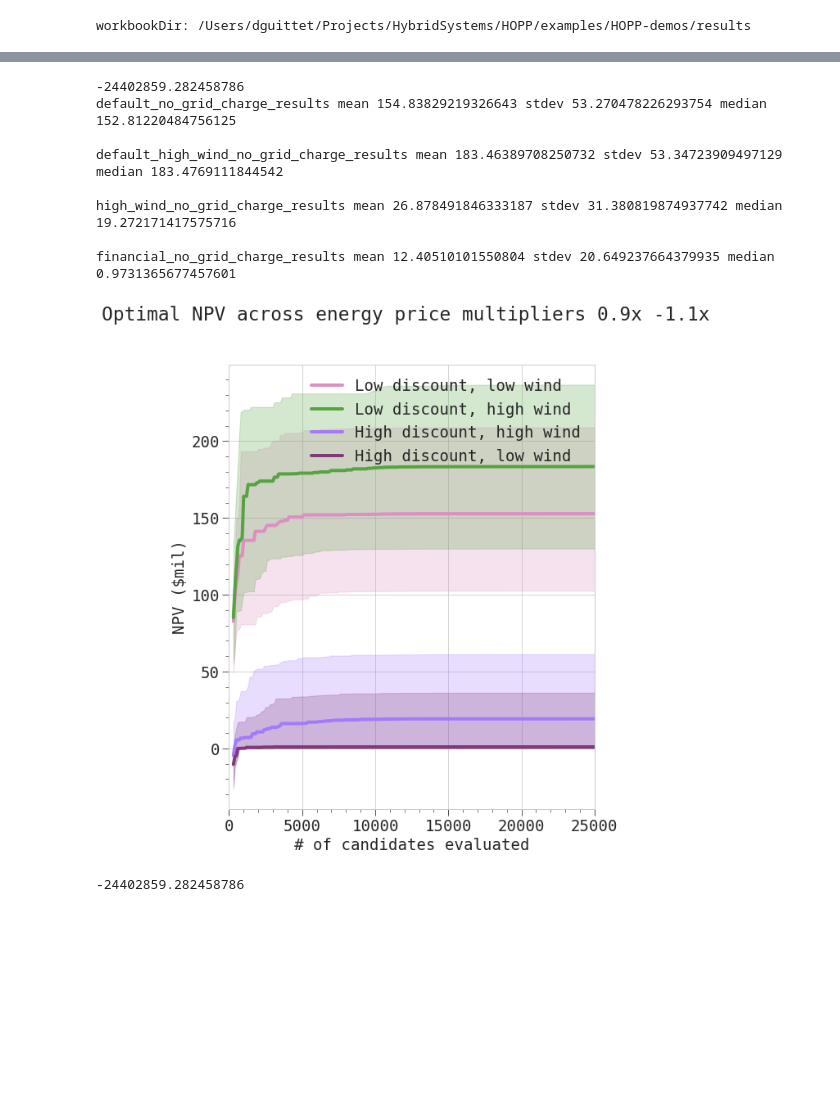
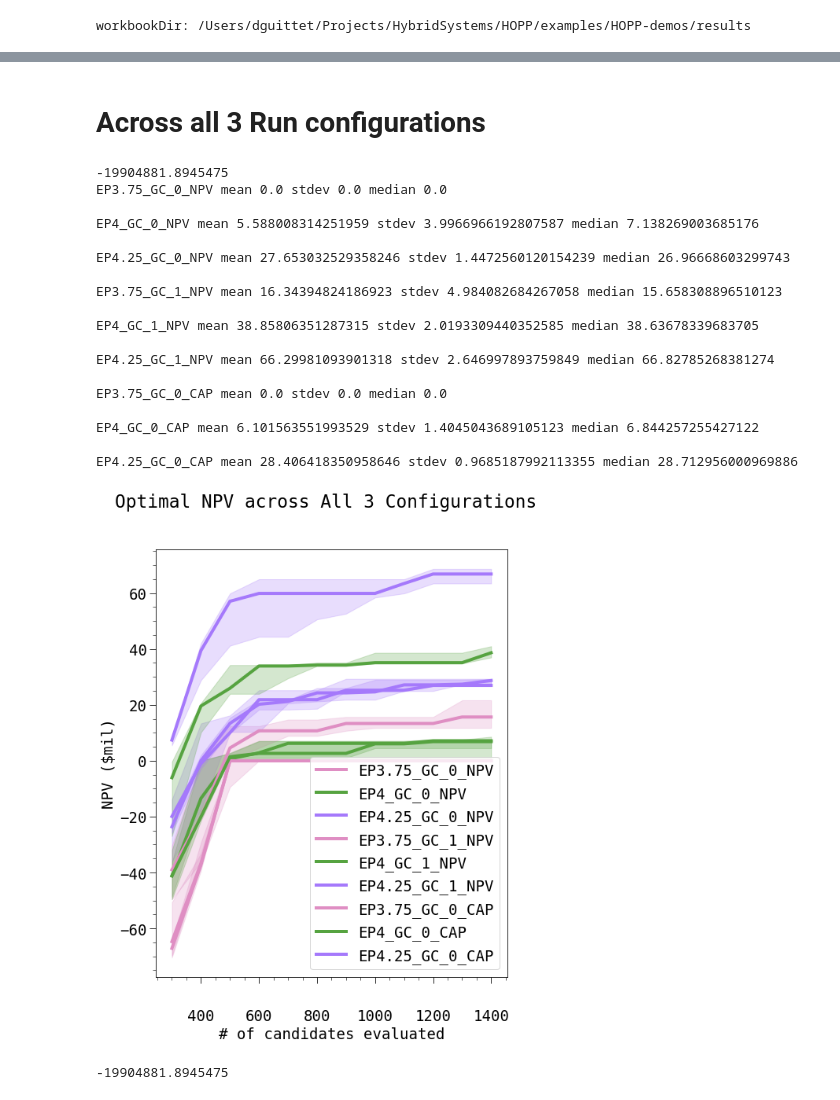
Before and after one commit to dguittet/HOPP-demos, a Jupyter notebook: results/Plot_Outputs.ipynb, the cells around one changed output, grey strips where cells are left out. Cells and saved outputs as stored; diff of their text form; code cells hidden in the pictures; blank space fills up the shorter version.

```diff
--- a/results/Plot_Outputs.ipynb
+++ b/results/Plot_Outputs.ipynb
@@ -338,7 +335,7 @@ colors = [
     (223 / 255, 142 / 255, 195 / 255),
     (86 / 255, 163 / 255, 64 / 255),
     (165 / 255, 121 / 255, 251 / 255),
-    (127/255.0, 58/255.0,119/255.0)
+#     (127/255.0, 58/255.0,119/255.0)
 ]
 
 solar_max_mw = 300
@@ -360,9 +357,10 @@ def plot_site(candidate, min_plot_bound, max_plot_bound, site_fig_size, title):
     simulation = problem._set_simulation_to_candidate(candidate)
     simulation.site.plot(fig, ax, site_border_color)
     simulation.layout.plot(fig, ax,
-                           wind_color='b',
+                           wind_color=wind_color,
                            pv_color=solar_color,
-                           site_border_color=site_border_color)
+                           site_border_color=site_border_color,
+                           alpha=1)
 
     plt.tight_layout()
     wind_mw = simulation.wind.num_turbines * 6
@@ -378,11 +376,12 @@ def plot_site(candidate, min_plot_bound, max_plot_bound, site_fig_size, title):
 def plot_sites(runs, group_name, site_fig_size):
     ds = None
     for j, (run_name, data_set) in enumerate(runs.items()):
-    #     print(run_name)
+        if run_name == "README":
+            continue
         ds = data_set
         json_candidate = data_set.at[len(data_set.index)-1, 'best_solution']
         evaluation = data_set.at[len(data_set.index)-1, 'best_evaluation']
-        title = run_name.split('.jsonl')[0] + f"x Best NPV ${round(evaluation * 1e-6, 2)}M"
+        title = f"Best NPV ${round(evaluation * 1e-6, 2)}M"
         fig = plot_site(json_candidate, min_plot_bound, max_plot_bound, site_fig_size, title)
         score = data_set.at[len(data_set.index)-1, 'best_score']
         baseline_value = data_set.at[data_set.index[0], 'best_score']
@@ -491,10 +465,11 @@ data_sets['EP4.25_GC_0_NPV']['EP4.25_GC_0_NPV']
 # %%
-runs = ("EP3.75_GC_0_NPV", "EP3.75_GC_1_NPV", "EP4_GC_0_NPV", "EP4_GC_1_NPV", "EP4.25_GC_0_NPV", "EP4.25_GC_1_NPV")
+runs = ("EP3.75_GC_0_NPV", "EP3.75_GC_1_NPV", "EP4_GC_0_NPV", "EP4_GC_1_NPV", "EP4.25_GC_0_NPV", "EP4.25_GC_1_NPV", "EP3.75_GC_0_CAP", "EP4_GC_0_CAP", "EP4.25_GC_0_CAP", )
 # runs = ["25_GC_0_NPV"]
 aggregated_data_sets = dict()
 data_sets = dict()
 for r in runs:
     data_set, aggregated_data_set, _ = load_and_preprocess(results_dir / r, r)
+    data_set[r]['README'] = json.load(open(results_dir / r / "README.json"))
     aggregated_data_sets.update(aggregated_data_set)
     data_sets.update(data_set)
 aggregated_data_sets.keys()
@@ -653,26 +702,38 @@ EP4.75_GC_1_NPV mean 31.212301550926416 stdev nan median 31.212301550926416
+# %% [markdown]
+# Across all 3 Run configurations
 # %%
-ordering = ("default_no_grid_charge_results", "default_high_wind_no_grid_charge_results", "high_wind_no_grid_charge_results", "financial_no_grid_charge_results")
+ordering = ('EP3.75_GC_0_NPV', 'EP4_GC_0_NPV', 'EP4.25_GC_0_NPV', 'EP3.75_GC_1_NPV', 'EP4_GC_1_NPV', 'EP4.25_GC_1_NPV', 'EP3.75_GC_0_CAP', 'EP4_GC_0_CAP', 'EP4.25_GC_0_CAP')
 print(baseline_value)
 fig, ax, ax2 = plot_perf(aggregated_data_sets, 0.1, ordering, (8, 10))
-plt.legend(["Low discount, low wind", "Low discount, high wind", "High discount, high wind", "High discount, low wind"], loc='upper right')
+plt.legend(['EP3.75_GC_0_NPV', 'EP4_GC_0_NPV', 'EP4.25_GC_0_NPV', 'EP3.75_GC_1_NPV', 'EP4_GC_1_NPV', 'EP4.25_GC_1_NPV', 'EP3.75_GC_0_CAP', 'EP4_GC_0_CAP', 'EP4.25_GC_0_CAP'], loc='lower right')
 
 # ax.set_ylim(3.1, 4.5)
 # ax.set_yticks([3.5, 4.0, 4.5])
-ax.set_xlim(0, 25000)
+# ax.set_xlim(0, 25000)
 # ax.set_xticks([0,10000,20000,30000,40000,50000])
 # ax2.set_yticks([219, 220, 221])
-plt.suptitle("Optimal NPV across energy price multipliers 0.9x -1.1x")
+plt.suptitle("Optimal NPV across All 3 Configurations")
 plt.show()
 # plt.savefig(name + 'progress.svg')
 print(baseline_value)
 # %% [output]
--24402859.282458786
-default_no_grid_charge_results mean 154.83829219326643 stdev 53.270478226293754 median 152.81220484756125
+-19904881.8945475
+EP3.75_GC_0_NPV mean 0.0 stdev 0.0 median 0.0
 
-default_high_wind_no_grid_charge_results mean 183.46389708250732 stdev 53.34723909497129 median 183.4769111844542
+EP4_GC_0_NPV mean 5.588008314251959 stdev 3.9966966192807587 median 7.138269003685176
 
-high_wind_no_grid_charge_results mean 26.878491846333187 stdev 31.380819874937742 median 19.272171417575716
+EP4.25_GC_0_NPV mean 27.653032529358246 stdev 1.4472560120154239 median 26.96668603299743
 
-financial_no_grid_charge_results mean 12.40510101550804 stdev 20.649237664379935 median 0.9731365677457601
+EP3.75_GC_1_NPV mean 16.34394824186923 stdev 4.984082684267058 median 15.658308896510123
+
+EP4_GC_1_NPV mean 38.85806351287315 stdev 2.0193309440352585 median 38.63678339683705
+
+EP4.25_GC_1_NPV mean 66.29981093901318 stdev 2.646997893759849 median 66.82785268381274
+
+EP3.75_GC_0_CAP mean 0.0 stdev 0.0 median 0.0
+
+EP4_GC_0_CAP mean 6.101563551993529 stdev 1.4045043689105123 median 6.844257255427122
+
+EP4.25_GC_0_CAP mean 28.406418350958646 stdev 0.9685187992113355 median 28.712956000969886
-[figure, old version]
+[figure, new version]
--24402859.282458786
+-19904881.8945475
```
Also changed, not shown: parts of 29 cells of this notebook, 3 other files.
